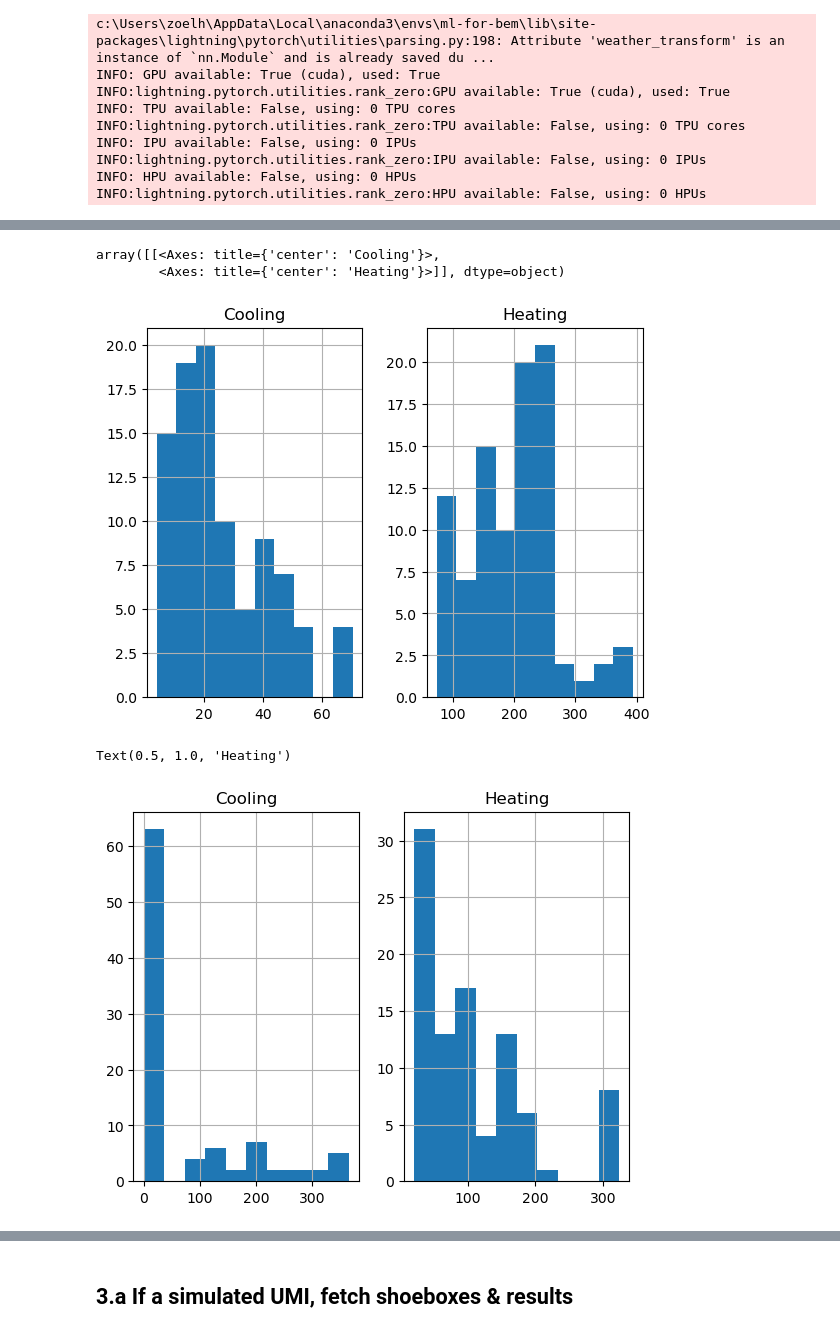
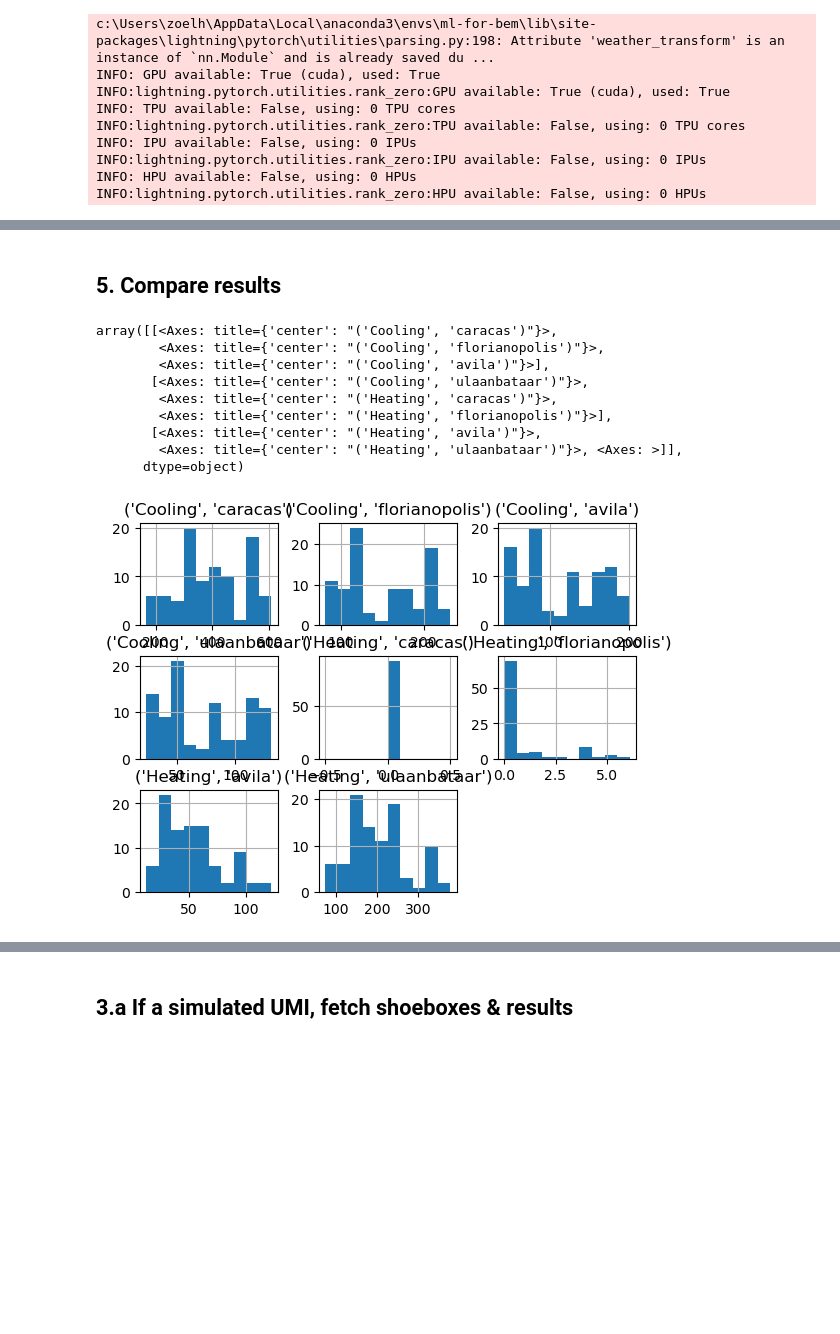
Before and after one commit to szvsw/ml-for-building-energy-modeling, a Jupyter notebook: ml-for-bem/notebooks/umi_tester.ipynb, the cells around one changed output, grey strips where cells are left out. Cells and saved outputs as stored; diff of their text form; code cells hidden in the pictures; blank space fills up the shorter version.

```diff
--- a/ml-for-bem/notebooks/umi_tester.ipynb
+++ b/ml-for-bem/notebooks/umi_tester.ipynb
@@ -420,0 +544,6 @@ c:\Users\zoelh\AppData\Local\anaconda3\envs\ml-for-bem\lib\site-packages\lightni
+# %% [markdown]
+## 5. Compare results
+# %%
+# Turn results into multi-indexes
+annual_predictions = pd.concat(annual_predictions.values(), keys=annual_predictions.keys())
+monthly_predictions = pd.concat(monthly_predictions.values(), keys=monthly_predictions.keys())
@@ -421,15 +553,13 @@ c:\Users\zoelh\AppData\Local\anaconda3\envs\ml-for-bem\lib\site-packages\lightni
 # %%
-annual_predictions.hist()
+annual_predictions.unstack(level=0).hist()
 # %% [output]
-array([[<Axes: title={'center': 'Cooling'}>,
-        <Axes: title={'center': 'Heating'}>]], dtype=object)
+array([[<Axes: title={'center': "('Cooling', 'caracas')"}>,
+        <Axes: title={'center': "('Cooling', 'florianopolis')"}>,
+        <Axes: title={'center': "('Cooling', 'avila')"}>],
+       [<Axes: title={'center': "('Cooling', 'ulaanbataar')"}>,
+        <Axes: title={'center': "('Heating', 'caracas')"}>,
+        <Axes: title={'center': "('Heating', 'florianopolis')"}>],
+       [<Axes: title={'center': "('Heating', 'avila')"}>,
+        <Axes: title={'center': "('Heating', 'ulaanbataar')"}>, <Axes: >]],
+      dtype=object)
-[figure, old version]
+[figure, new version]
-# %%
-fig, ax = plt.subplots(1, 2)
-cooling['ulaanbataar'].sum(axis=1).hist(ax=ax[0])
-heating['ulaanbataar'].sum(axis=1).hist(ax=ax[1])
-ax[0].set_title("Cooling")
-ax[1].set_title("Heating")
-# %% [output]
-Text(0.5, 1.0, 'Heating')
-[figure, removed]
```
Also changed, not shown: parts of 40 cells of this notebook, 2 other files.
